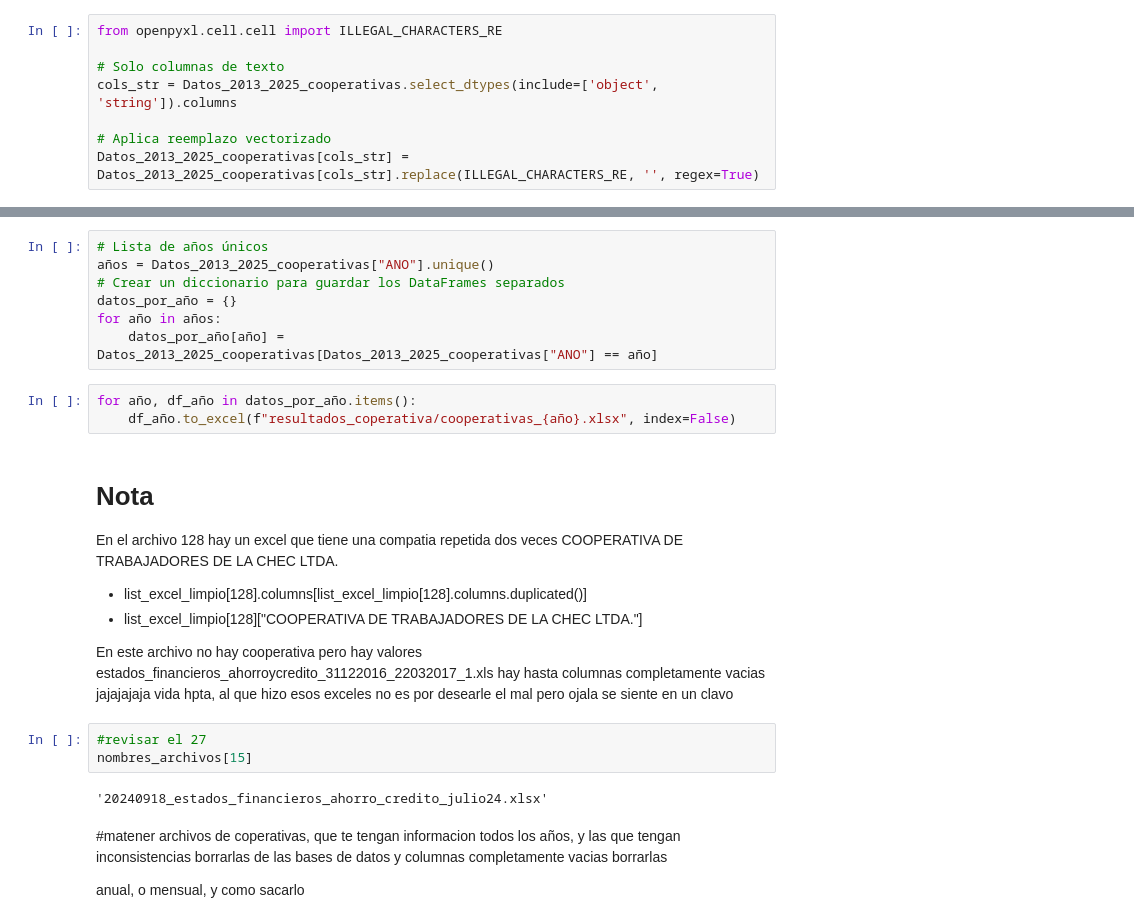
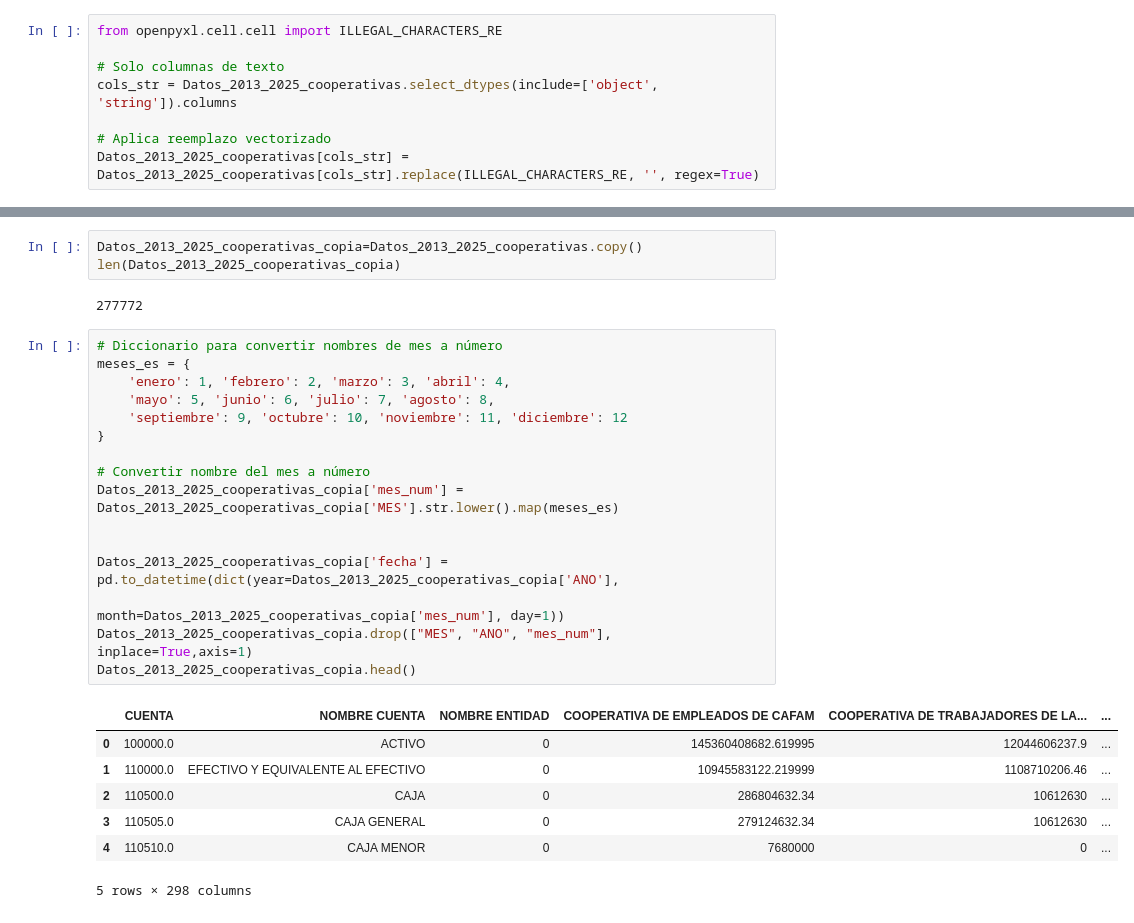
Before and after one commit to awitadelulo/CAMEL_Model_FI, a Jupyter notebook: web_Scraping.ipynb, the cells around one changed output, grey strips where cells are left out. Drawn from its saved outputs; the diff is of its cells as text.

```diff
--- a/web_Scraping.ipynb
+++ b/web_Scraping.ipynb
@@ -271,30 +266,29 @@ Datos_2013_2025_cooperativas
-# %%
-# Lista de años únicos
-años = Datos_2013_2025_cooperativas["ANO"].unique()
-# Crear un diccionario para guardar los DataFrames separados
-datos_por_año = {}
-for año in años:
-    datos_por_año[año] = Datos_2013_2025_cooperativas[Datos_2013_2025_cooperativas["ANO"] == año]
-# %%
-for año, df_año in datos_por_año.items():
-    df_año.to_excel(f"resultados_coperativa/cooperativas_{año}.xlsx", index=False)
-# %% [markdown]
-# Nota
-En el archivo 128  hay un excel que tiene una compatia repetida dos veces COOPERATIVA DE TRABAJADORES DE LA CHEC LTDA.
-* list_excel_limpio[128].columns[list_excel_limpio[128].columns.duplicated()]
-* list_excel_limpio[128]["COOPERATIVA DE TRABAJADORES DE LA CHEC LTDA."]
-
-
-En este archivo no hay cooperativa pero hay valores
-estados_financieros_ahorroycredito_31122016_22032017_1.xls
-hay hasta columnas completamente vacias jajajajaja vida hpta, al que hizo esos exceles no es por desearle el mal pero ojala se siente en un clavo
-# %%
-#revisar el 27
-nombres_archivos[15]
-# %% [output]
-'20240918_estados_financieros_ahorro_credito_julio24.xlsx'
-# %% [markdown]
-#matener archivos de coperativas, que te tengan informacion todos los años, y las que tengan inconsistencias borrarlas de las bases de datos y columnas completamente vacias borrarlas
-
-
-anual, o mensual, y como sacarlo
+# %%
+Datos_2013_2025_cooperativas_copia=Datos_2013_2025_cooperativas.copy()
+len(Datos_2013_2025_cooperativas_copia)
+# %% [output]
+277772
+# %%
+# Diccionario para convertir nombres de mes a número
+meses_es = {
+    'enero': 1, 'febrero': 2, 'marzo': 3, 'abril': 4,
+    'mayo': 5, 'junio': 6, 'julio': 7, 'agosto': 8,
+    'septiembre': 9, 'octubre': 10, 'noviembre': 11, 'diciembre': 12
+}
+
+# Convertir nombre del mes a número
+Datos_2013_2025_cooperativas_copia['mes_num'] = Datos_2013_2025_cooperativas_copia['MES'].str.lower().map(meses_es)
+
+
+Datos_2013_2025_cooperativas_copia['fecha'] = pd.to_datetime(dict(year=Datos_2013_2025_cooperativas_copia['ANO'],
+                                                                month=Datos_2013_2025_cooperativas_copia['mes_num'], day=1))
+Datos_2013_2025_cooperativas_copia.drop(["MES", "ANO", "mes_num"], inplace=True,axis=1)
+Datos_2013_2025_cooperativas_copia.head()
+# %% [output]
+|  | CUENTA | NOMBRE CUENTA | NOMBRE ENTIDAD | COOPERATIVA DE EMPLEADOS DE CAFAM | COOPERATIVA DE TRABAJADORES DE LA... | ... |
+| 0 | 100000.0 | ACTIVO | 0 | 145360408682.619995 | 12044606237.9 | ... |
+| 1 | 110000.0 | EFECTIVO Y EQUIVALENTE AL EFECTIVO | 0 | 10945583122.219999 | 1108710206.46 | ... |
+| 2 | 110500.0 | CAJA | 0 | 286804632.34 | 10612630 | ... |
+| 3 | 110505.0 | CAJA GENERAL | 0 | 279124632.34 | 10612630 | ... |
+| 4 | 110510.0 | CAJA MENOR | 0 | 7680000 | 0 | ... |
+5 rows × 298 columns
```
Also changed, not shown: parts of 5 cells of this notebook, 1 other file.
